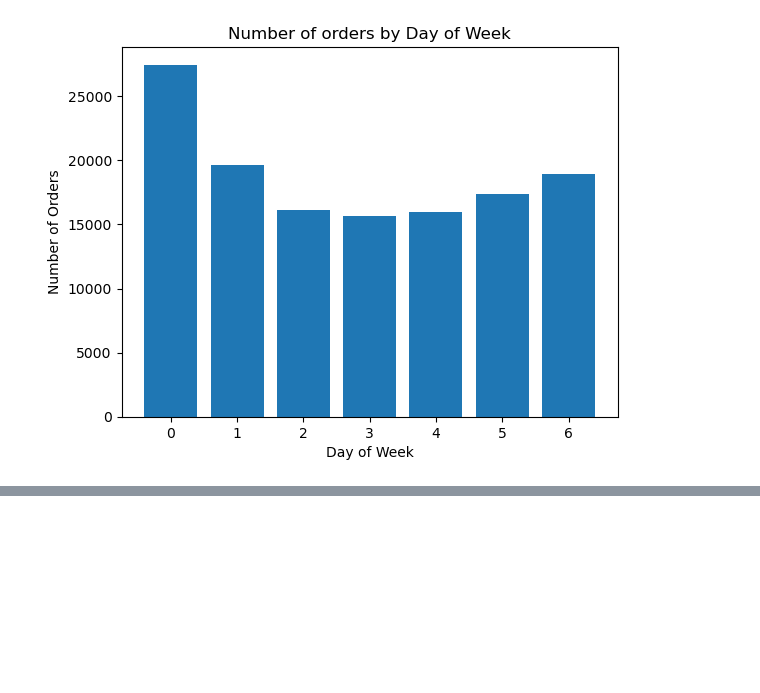
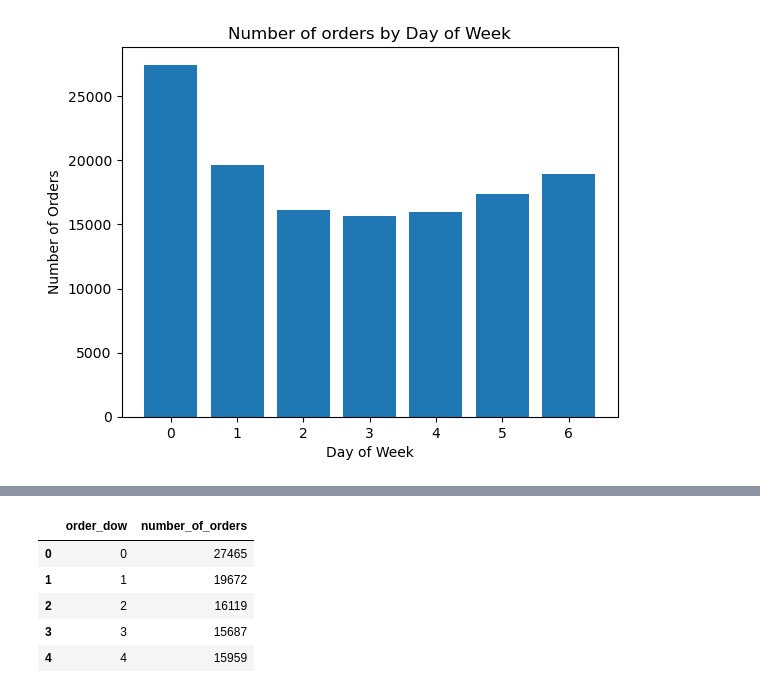
Before and after one commit to karamian-ani/data_analytics_with_python, a Jupyter notebook: notebooks/07_instacart_analysis.ipynb, the cells around one changed output, grey strips where cells are left out. Cells and saved outputs as stored; diff of their text form; code cells hidden in the pictures; blank space fills up the shorter version.

```diff
--- a/notebooks/07_instacart.ipynb
+++ b/notebooks/07_instacart_analysis.ipynb
@@ -79,0 +89,9 @@ plt.show()
+# %%
+orders_by_day = (
+    df_instacart[["order_id", "order_dow"]]
+    .drop_duplicates()
+    .groupby(["order_dow"])
+    .size()
+)
+
+orders_by_day
@@ -79,0 +108,12 @@ plt.show()
+# %%
+df = orders_by_day.reset_index()
+# %%
+df.rename(columns={0:'number_of_orders'},inplace=True)
+df.head()
+# %% [output]
+|  | order_dow | number_of_orders |
+| 0 | 0 | 27465 |
+| 1 | 1 | 19672 |
+| 2 | 2 | 16119 |
+| 3 | 3 | 15687 |
+| 4 | 4 | 15959 |
```
Also changed, not shown: parts of 4 cells of this notebook.
